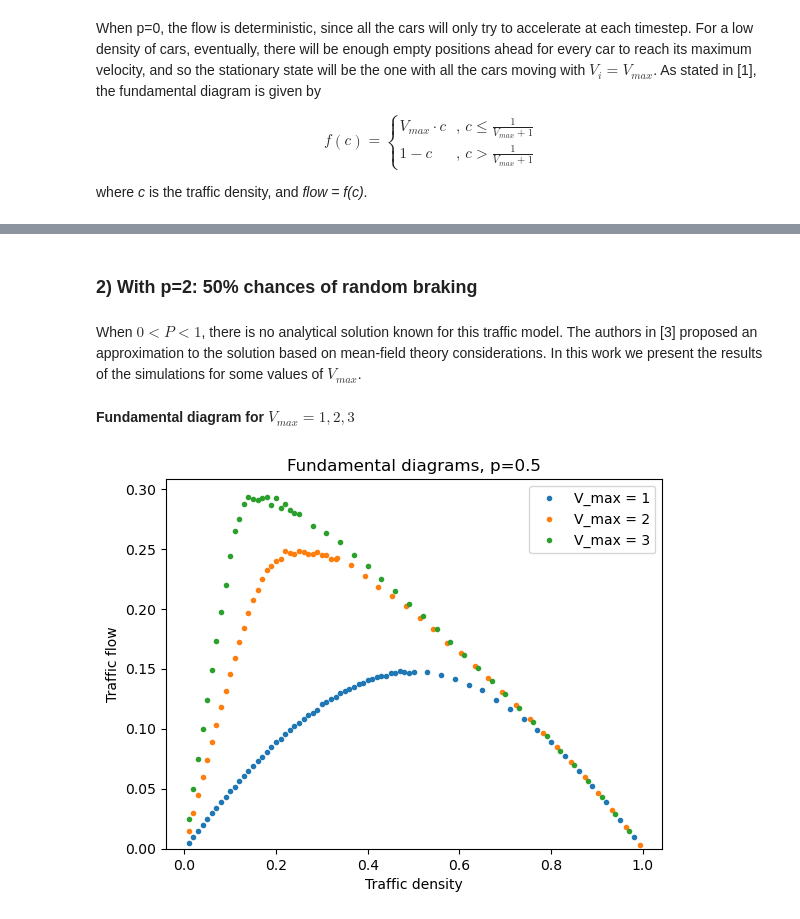
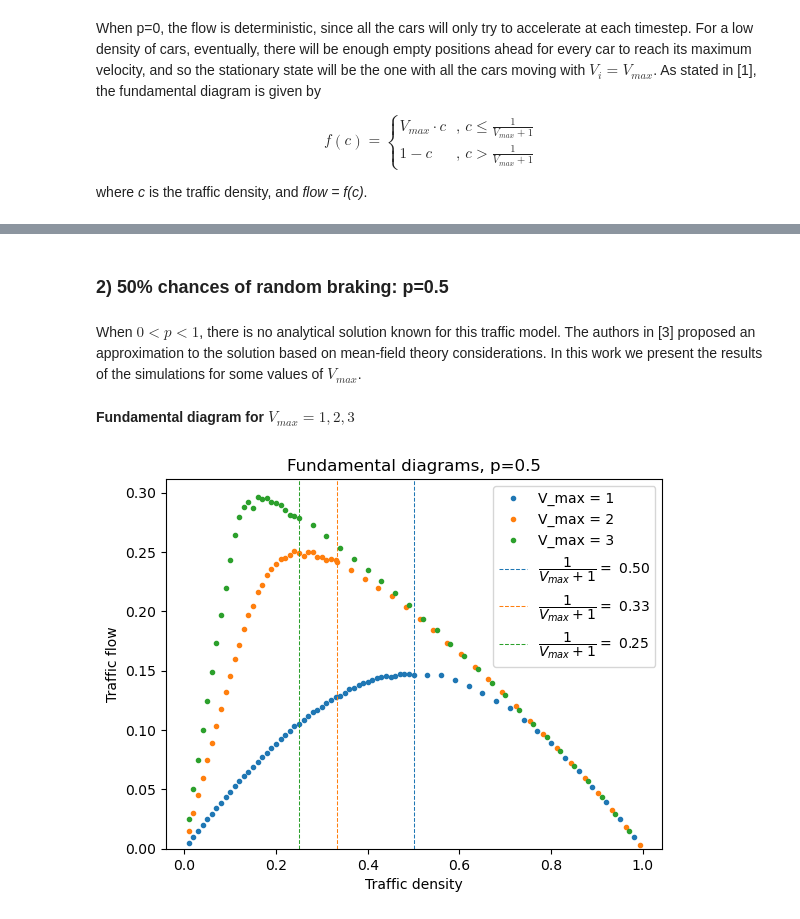
Before and after one commit to juanjogervasio/Monte-Carlo-traffic-simulation, a Jupyter notebook: Fundamental diagrams.ipynb, the cells around one changed output, grey strips where cells are left out. Drawn from its saved outputs; the diff is of its cells as text; code cells hidden in the pictures.

```diff
--- a/Fundamental diagrams.ipynb
+++ b/Fundamental diagrams.ipynb
@@ -187,7 +187,7 @@ for velocidad in [1,3,5]:
 # %% [markdown]
-### **2) With p=2: 50% chances of random braking**
+### **2) 50% chances of random braking: p=0.5**
 # %% [markdown]
-When $0<P<1$, there is no analytical solution known for this traffic model. The authors in [3] proposed an approximation to the solution based on mean-field theory considerations. In this work we present the results of the simulations for some values of $V_{max}$.
+When $0<p<1$, there is no analytical solution known for this traffic model. The authors in [3] proposed an approximation to the solution based on mean-field theory considerations. In this work we present the results of the simulations for some values of $V_{max}$.
 # %% [markdown]
 **Fundamental diagram for $V_{max}=1,2,3$**
 # %%
@@ -212,7 +212,7 @@ for velocidad in [1,2,3]:
                                     np.arange(largo//(V_max+1),1000,30)))
     for autos in autos_totales:
         # Hago una simulación y la guardo en corrida
-        corrida = Trafic(largo, tiempos, V_max, autos, 2, semilla)
+        corrida = Trafic(largo, tiempos, V_max, autos, 0.5, semilla)
 
         distancia_corrida = 0        # La distancia total en la corrida
 
@@ -233,22 +233,28 @@ for velocidad in [1,2,3]:
 
     # Los guardo el Diagramas:
     Diagramas.append([flujo, densidad])
-
-# Y ahora grafico todo en un mismo plot:
-
-velocidad=1
-for datos in Diagramas:
-    plt.plot(datos[1], datos[0], '.', label="V_max = {}".format(velocidad))
-    #plt.vlines(1/(velocidad+1),ymin=0, ymax= max(datos[0]), linewidth=0.75,
-    #            linestyles="dashed", colors='black')
-
-    velocidad += 1
-
-plt.ylim(0)
-plt.xlabel("Traffic density")
-plt.ylabel("Traffic flow")
-plt.title("Fundamental diagrams, p=0.5")
-plt.legend(loc="upper right", fontsize=10)
-plt.show()
-# %% [output]
-[figure, removed]
+# %%
+# Y ahora grafico todo en un mismo plot:
+
+velocidad=1
+handles=[]     # Acá guardo los artists para la legend
+lines=[]
+
+fig, ax = plt.subplots()
+for datos in Diagramas:
+    plot, = ax.plot(datos[1], datos[0], '.', label="V_max = {}".format(velocidad))
+    line = ax.axvline(1/(velocidad+1),ymin=0, linewidth=0.75,
+                linestyle="dashed", color=plot.get_color(), label="$\dfrac{1}{V_{max}+1}=$"f"{1/(velocidad+1): .2f}")
+
+    handles.append(plot)
+    lines.append(line)
+    velocidad += 1
+
+ax.set_ylim(0)
+ax.set_xlabel("Traffic density")
+ax.set_ylabel("Traffic flow")
+ax.set_title("Fundamental diagrams, p=0.5")
+ax.legend(handles=handles+lines,loc="upper right", fontsize=10)
+plt.show()
+# %% [output]
+[figure, added]
```
Also changed, not shown: parts of 11 cells of this notebook.
